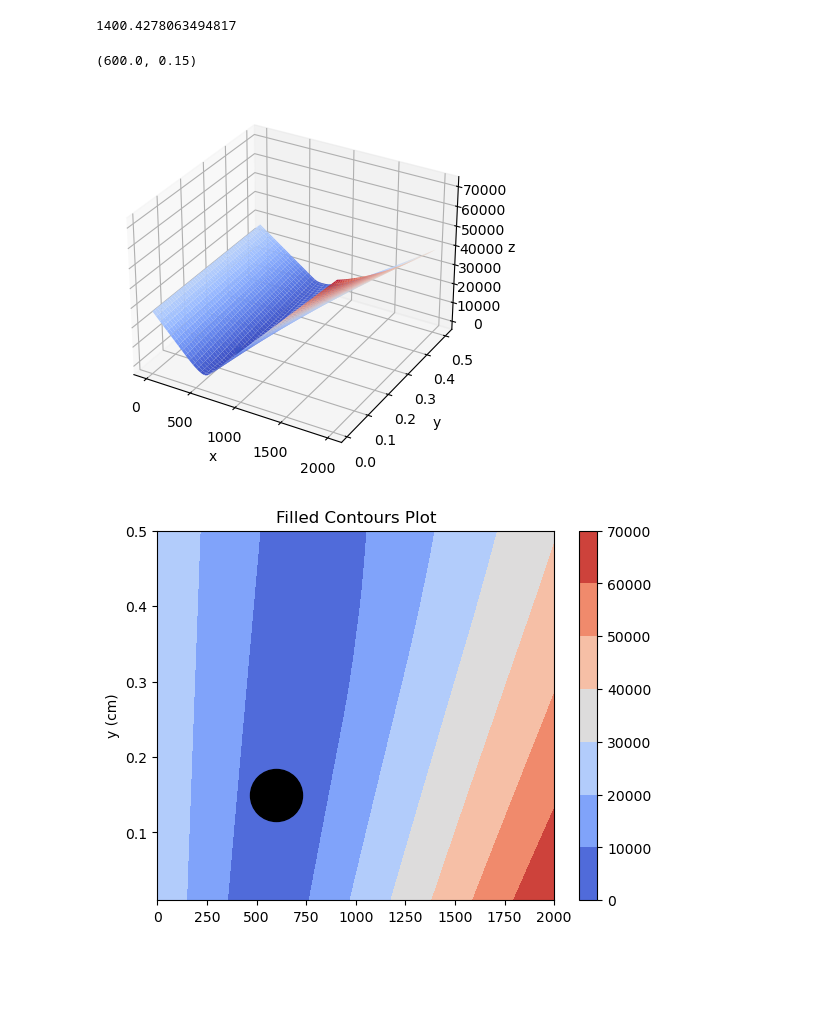
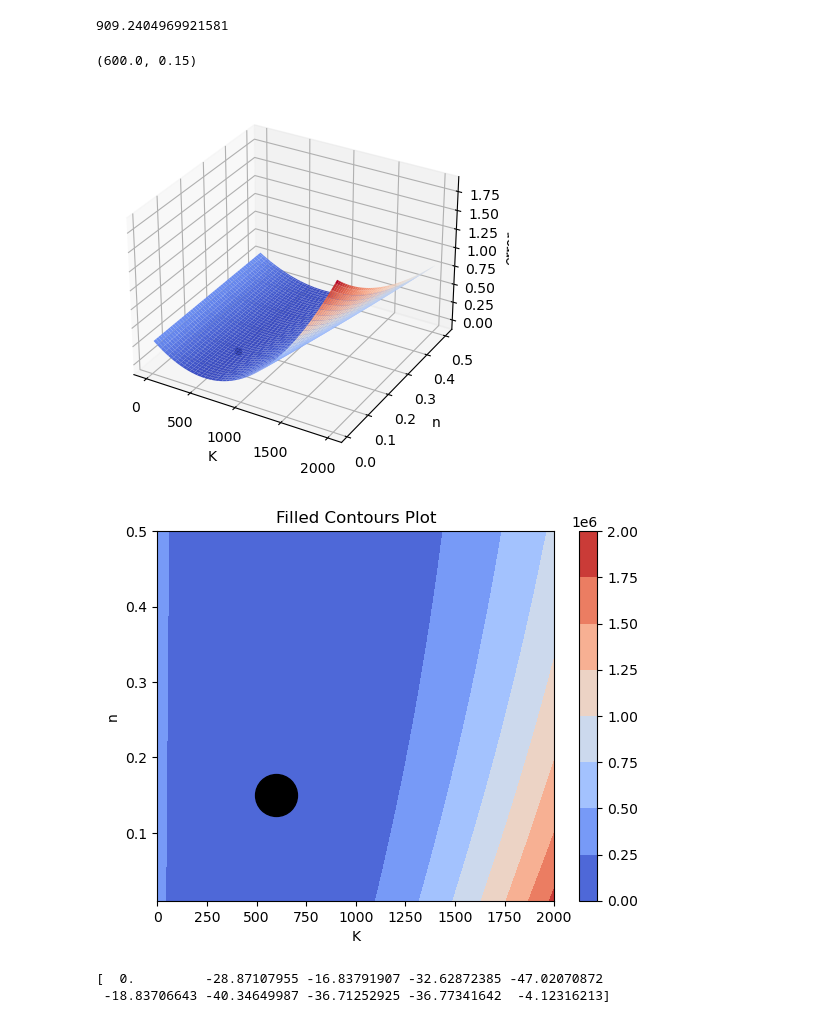
Before and after one commit to quentinchichery/levenberg-marquardt, a Jupyter notebook: levenberg-marquardt.ipynb, the cells around one changed output. Cells and saved outputs as stored; diff of their text form; code cells hidden in the pictures; blank space fills up the shorter version.

```diff
--- a/levenberg-marquardt.ipynb
+++ b/levenberg-marquardt.ipynb
@@ -4,13 +4,15 @@ import numpy as np
 import matplotlib.pyplot as plt
 from mpl_toolkits import mplot3d
 from matplotlib import cm
+# %%
+K = 600
+n = 0.15
+nb_points = 10
+x = np.linspace(0, 1, nb_points)
 # %%
 def compute_stress(K, n, x):
     return K * x ** n
 
-K = 600
-n = 0.15
-x = np.linspace(0, 1, 50)
 y = compute_stress(K, n, x)
 
 plt.plot(x, y)
@@ -20,12 +22,9 @@ plt.plot(x, y)
 # %%
 def generate_experimental_noisy_points(K, n, x):
     target = K * x ** n
-    noise = 0.1 * np.random.random(50) * target
+    noise = 0.1 * np.random.random(nb_points) * target
     return target + noise
 
-K = 600
-n = 0.15
-x = np.linspace(0, 1, 50)
 y_exp = generate_experimental_noisy_points(K, n, x)
 
 plt.scatter(x, y_exp)
@@ -35,10 +34,11 @@ plt.scatter(x, y_exp)
 # %%
 def mean_square_error(y, y_exp):
-    return np.sum(np.abs(y - y_exp))
+    residus = (y - y_exp)
+    return np.sum(residus**2) / len(y)
 
 mean_square_error(y, y_exp)
 # %% [output]
-1400.4278063494817
+909.2404969921581
 # %%
 def scale_parameters(K, n):
     # return scaled parameters between [0, 1] for gradient convergence optimization
@@ -60,34 +60,43 @@ unscale_parameters(0.3, 0.2857142857142857)
 # %%
 def plot_loss_function():
     K = np.linspace(0, 2000, 100)
     n = np.linspace(0.01, 0.5, 100)
 
     X, Y = np.meshgrid(K, n)
     zs = np.array(
         [mean_square_error(compute_stress(Ki, ni, x), y_exp) for Ki, ni in zip(np.ravel(X), np.ravel(Y))]
     )
     Z = zs.reshape(X.shape)
 
     fig = plt.figure()
     ax = plt.axes(projection='3d')
     ax.plot_surface(X, Y, Z, cmap=cm.coolwarm)
-    ax.scatter(600, 0.15, mean_square_error(compute_stress(600, 0.15, x), y_exp))
-    ax.set_xlabel('x')
-    ax.set_ylabel('y')
-    ax.set_zlabel('z')
+    ax.scatter(600, 0.15, mean_square_error(compute_stress(600, 0.15, x), y_exp), color='black')
+    ax.set_xlabel('K')
+    ax.set_ylabel('n')
+    ax.set_zlabel('error')
 
     fig2,ax2=plt.subplots(1,1)
     cp = ax2.contourf(X, Y, Z, cmap=cm.coolwarm)
     ax2.scatter(600, 0.15, mean_square_error(compute_stress(600, 0.15, x), y_exp), color='black')
     fig2.colorbar(cp) # Add a colorbar to a plot
     ax2.set_title('Filled Contours Plot')
-    #ax.set_xlabel('x (cm)')
-    ax2.set_ylabel('y (cm)')
+    ax2.set_xlabel('K')
+    ax2.set_ylabel('n')
 
     plt.show()
 
 
 plot_loss_function()
 # %% [output]
-[figure, old version]
+[figure, new version]
-[figure, old version]
+[figure, new version]
+# %%
+def residus(y, y_exp):
+    return y - y_exp
+
+residu = residus(y, y_exp)
+print(residu)
+# %% [output]
+[  0.         -28.87107955 -16.83791907 -32.62872385 -47.02070872
+ -18.83706643 -40.34649987 -36.71252925 -36.77341642  -4.12316213]
```
Also changed, not shown: parts of 4 cells of this notebook.
